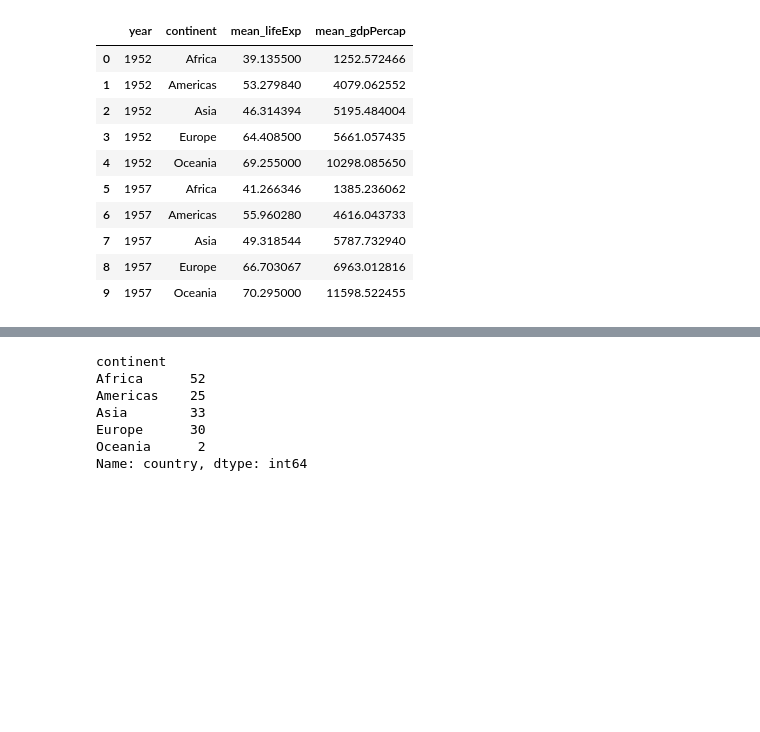
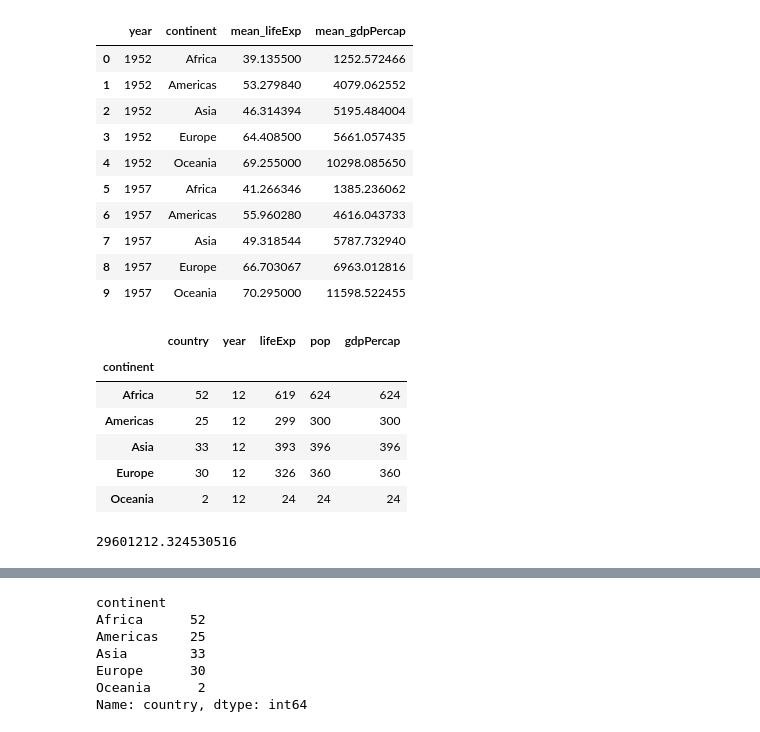
Before and after one commit to jamesbluenote/doit_pandas, a Jupyter notebook: test_01.ipynb, the cells around one changed output, grey strips where cells are left out. Saved outputs shown, nothing was run; the diff lists cells and outputs as text; code cells hidden in the pictures; blank space fills up the shorter version.

```diff
--- a/test_01.ipynb
+++ b/test_01.ipynb
@@ -407,3 +398,17 @@ df.groupby(['year','continent'], as_index=False) \
 | 7 | 1957 | Asia | 49.318544 | 5787.732940 |
 | 8 | 1957 | Europe | 66.703067 | 6963.012816 |
 | 9 | 1957 | Oceania | 70.295000 | 11598.522455 |
+# %%
+df.groupby('continent').nunique()
+# %% [output]
+|  | country | year | lifeExp | pop | gdpPercap |
+| continent |  |  |  |  |  |
+| Africa | 52 | 12 | 619 | 624 | 624 |
+| Americas | 25 | 12 | 299 | 300 | 300 |
+| Asia | 33 | 12 | 393 | 396 | 396 |
+| Europe | 30 | 12 | 326 | 360 | 360 |
+| Oceania | 2 | 12 | 24 | 24 | 24 |
+# %%
+df['pop'].mean()
+# %% [output]
+29601212.324530516
```
Also changed, not shown: parts of 27 cells of this notebook, 1 other file.
